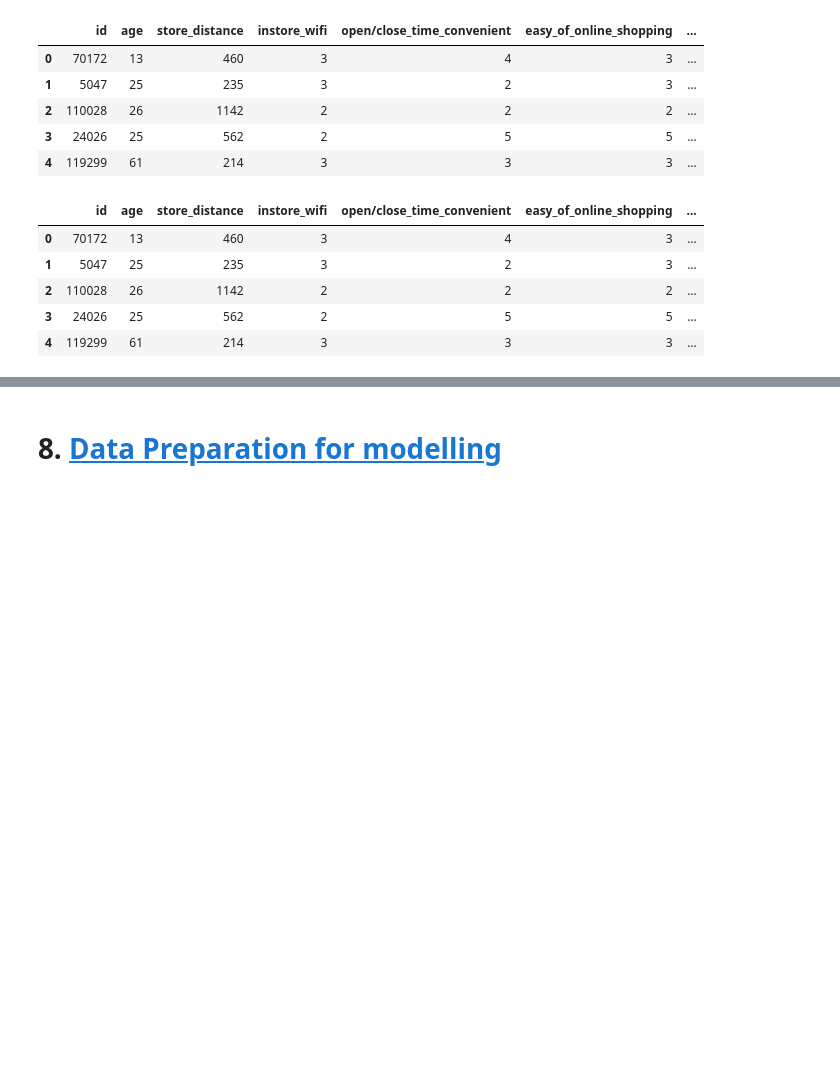
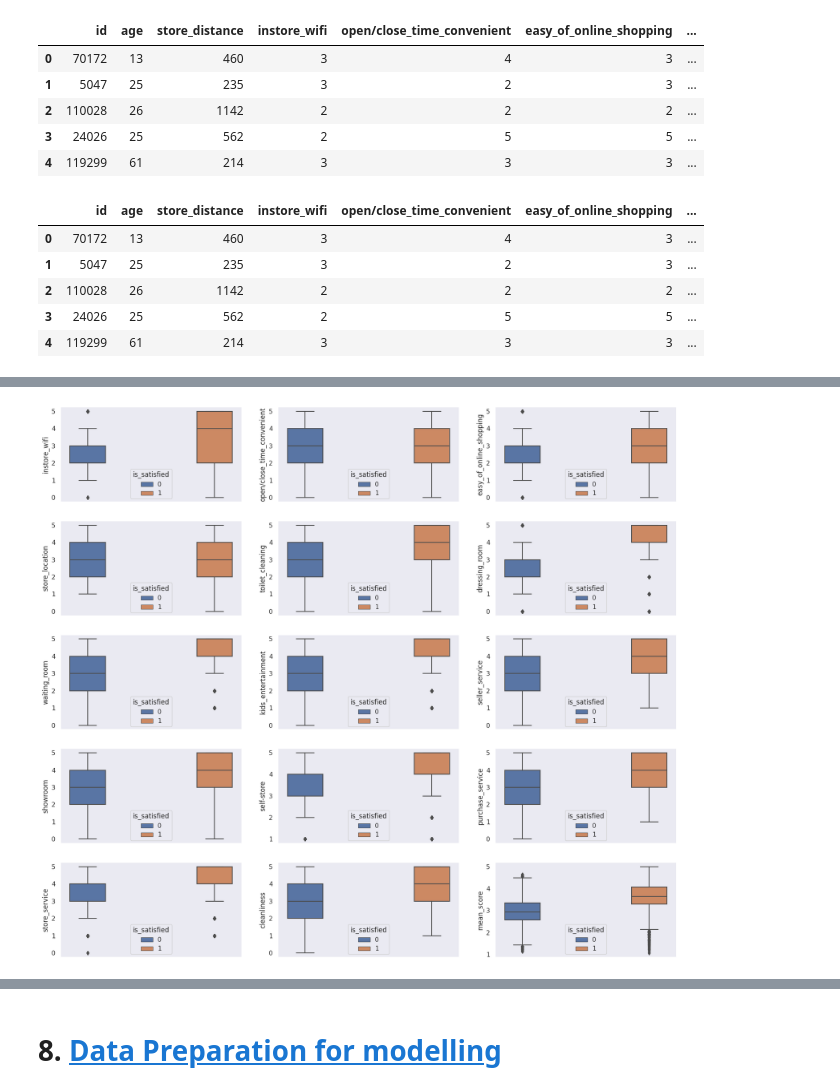
Before and after one commit to brunopiato/InStyleNPS, a Jupyter notebook: notebooks/HackDays.ipynb, the cells around one changed output, grey strips where cells are left out. Saved outputs shown, nothing was run; the diff lists cells and outputs as text; code cells hidden in the pictures; blank space fills up the shorter version.

```diff
--- a/notebooks/HackDays.ipynb
+++ b/notebooks/HackDays.ipynb
@@ -854,3 +856,53 @@ sns.boxplot(x='is_satisfied',y='mean_score', data=data_select, ax=axs[4,2])
+# %%
+plt.rcParams['figure.figsize'] = [20, 18]
+fig, axs = plt.subplots(ncols=3, nrows=5);
+g1 = sns.boxplot(y='instore_wifi', x='is_satisfied', hue='is_satisfied', data=data, ax=axs[0,0])
+g1.set(xlabel=None)
+g1.set(xticklabels=[])
+g2 = sns.boxplot(y='open/close_time_convenient', x='is_satisfied', hue='is_satisfied', data=data, ax=axs[0,1])
+g2.set(xlabel=None)
+g2.set(xticklabels=[])
+g3 = sns.boxplot(y='easy_of_online_shopping', x='is_satisfied', hue='is_satisfied', data=data, ax=axs[0,2])
+g3.set(xlabel=None)
+g3.set(xticklabels=[])
+g4 = sns.boxplot(y='store_location', x='is_satisfied', hue='is_satisfied', data=data, ax=axs[1,0])
+g4.set(xlabel=None)
+g4.set(xticklabels=[])
+g5 = sns.boxplot(y='toilet_cleaning', x='is_satisfied', hue='is_satisfied', data=data, ax=axs[1,1])
+g5.set(xlabel=None)
+g5.set(xticklabels=[])
+g6 = sns.boxplot(y='dressing_room', x='is_satisfied', hue='is_satisfied', data=data, ax=axs[1,2])
+g6.set(xlabel=None)
+g6.set(xticklabels=[])
+g7 = sns.boxplot(y='waiting_room', x='is_satisfied', hue='is_satisfied', data=data, ax=axs[2,0])
+g7.set(xlabel=None)
+g7.set(xticklabels=[])
+g8 = sns.boxplot(y='kids_entertainment', x='is_satisfied', hue='is_satisfied', data=data, ax=axs[2,1])
+g8.set(xlabel=None)
+g8.set(xticklabels=[])
+g9 = sns.boxplot(y='seller_service', x='is_satisfied', hue='is_satisfied', data=data, ax=axs[2,2])
+g9.set(xlabel=None)
+g9.set(xticklabels=[])
+g10 = sns.boxplot(y='showroom', x='is_satisfied', hue='is_satisfied', data=data, ax=axs[3,0])
+g10.set(xlabel=None)
+g10.set(xticklabels=[])
+g11 = sns.boxplot(y='self-store', x='is_satisfied', hue='is_satisfied', data=data, ax=axs[3,1])
+g11.set(xlabel=None)
+g11.set(xticklabels=[])
+g12 = sns.boxplot(y='purchase_service', x='is_satisfied', hue='is_satisfied', data=data, ax=axs[3,2])
+g12.set(xlabel=None)
+g12.set(xticklabels=[])
+g13 = sns.boxplot(y='store_service', x='is_satisfied', hue='is_satisfied', data=data, ax=axs[4,0])
+g13.set(xlabel=None)
+g13.set(xticklabels=[])
+g14 = sns.boxplot(y='cleanliness', x='is_satisfied', hue='is_satisfied', data=data, ax=axs[4,1])
+g14.set(xlabel=None)
+g14.set(xticklabels=[])
+g15 = sns.boxplot(y='mean_score', x='is_satisfied', hue='is_satisfied', data=data_select, ax=axs[4,2]);
+g15.set(xlabel=None);
+g15.set(xticklabels=[]);
+# %% [output]
+[figure, added]
 # %%
 correlation = data_select.corr(method='pearson').round(2)
 sns.heatmap(correlation, annot=True);
```
Also changed, not shown: parts of 21 cells of this notebook, 5 other files.
